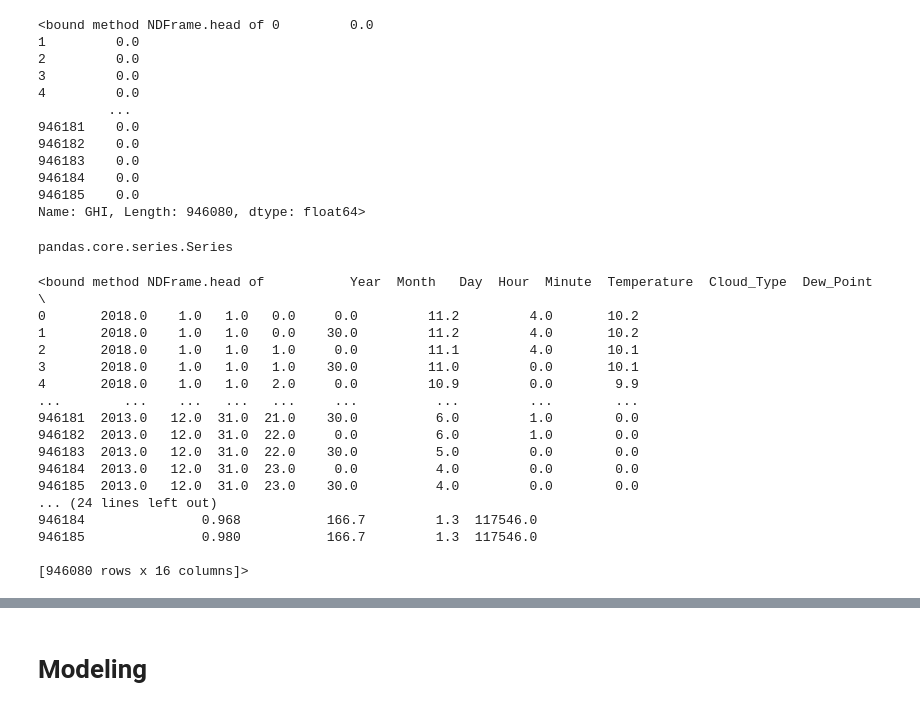
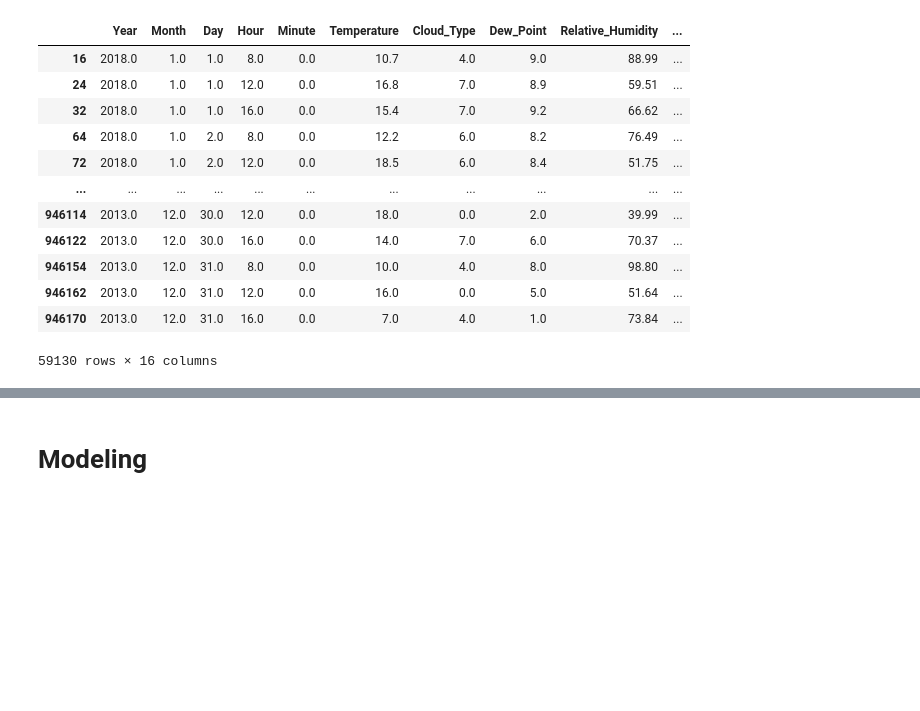
Before and after one commit to snvssk/data298A, a Jupyter notebook: SolarEnergy/MLModels/LinearRegression.ipynb, the cells around one changed output, grey strips where cells are left out. Drawn from its saved outputs; the diff is of its cells as text; code cells hidden in the pictures; blank space fills up the shorter version.

```diff
--- a/SolarEnergy/MLModels/LinearRegression.ipynb
+++ b/SolarEnergy/MLModels/LinearRegression.ipynb
@@ -115,21 +69,18 @@ dtype: int64
 # %%
 target = nsrdb['GHI']#keeping only target(ghi) data here
-target.head
+input= nsrdb.drop(['GHI'], axis=1)
+input
 # %% [output]
+|  | Year | Month | Day | Hour | Minute | Temperature | Cloud_Type | Dew_Point | Relative_Humidity | ... |
+| 16 | 2018.0 | 1.0 | 1.0 | 8.0 | 0.0 | 10.7 | 4.0 | 9.0 | 88.99 | ... |
+| 24 | 2018.0 | 1.0 | 1.0 | 12.0 | 0.0 | 16.8 | 7.0 | 8.9 | 59.51 | ... |
+| 32 | 2018.0 | 1.0 | 1.0 | 16.0 | 0.0 | 15.4 | 7.0 | 9.2 | 66.62 | ... |
+| 64 | 2018.0 | 1.0 | 2.0 | 8.0 | 0.0 | 12.2 | 6.0 | 8.2 | 76.49 | ... |
+| 72 | 2018.0 | 1.0 | 2.0 | 12.0 | 0.0 | 18.5 | 6.0 | 8.4 | 51.75 | ... |
+| ... | ... | ... | ... | ... | ... | ... | ... | ... | ... | ... |
+| 946114 | 2013.0 | 12.0 | 30.0 | 12.0 | 0.0 | 18.0 | 0.0 | 2.0 | 39.99 | ... |
+| 946122 | 2013.0 | 12.0 | 30.0 | 16.0 | 0.0 | 14.0 | 7.0 | 6.0 | 70.37 | ... |
+| 946154 | 2013.0 | 12.0 | 31.0 | 8.0 | 0.0 | 10.0 | 4.0 | 8.0 | 98.80 | ... |
+| 946162 | 2013.0 | 12.0 | 31.0 | 12.0 | 0.0 | 16.0 | 0.0 | 5.0 | 51.64 | ... |
+| 946170 | 2013.0 | 12.0 | 31.0 | 16.0 | 0.0 | 7.0 | 4.0 | 1.0 | 73.84 | ... |
-<bound method NDFrame.head of 0         0.0
-1         0.0
-2         0.0
-3         0.0
-4         0.0
-         ...
-946181    0.0
-946182    0.0
-946183    0.0
-946184    0.0
-946185    0.0
-Name: GHI, Length: 946080, dtype: float64>
+59130 rows × 16 columns
-# %%
-target.unique()
-type(target)
-# %% [output]
-pandas.core.series.Series
@@ -139,20 +86,0 @@ weather = nsrdb.drop(['GHI'], axis=1)
-# %%
-weather.head
-# %% [output]
-<bound method NDFrame.head of           Year  Month   Day  Hour  Minute  Temperature  Cloud_Type  Dew_Point  \
-0       2018.0    1.0   1.0   0.0     0.0         11.2         4.0       10.2
-1       2018.0    1.0   1.0   0.0    30.0         11.2         4.0       10.2
-2       2018.0    1.0   1.0   1.0     0.0         11.1         4.0       10.1
-3       2018.0    1.0   1.0   1.0    30.0         11.0         0.0       10.1
-4       2018.0    1.0   1.0   2.0     0.0         10.9         0.0        9.9
-...        ...    ...   ...   ...     ...          ...         ...        ...
-946181  2013.0   12.0  31.0  21.0    30.0          6.0         1.0        0.0
-946182  2013.0   12.0  31.0  22.0     0.0          6.0         1.0        0.0
-946183  2013.0   12.0  31.0  22.0    30.0          5.0         0.0        0.0
-946184  2013.0   12.0  31.0  23.0     0.0          4.0         0.0        0.0
-946185  2013.0   12.0  31.0  23.0    30.0          4.0         0.0        0.0
-... (24 lines left out)
-946184               0.968           166.7         1.3  117546.0
-946185               0.980           166.7         1.3  117546.0
-
-[946080 rows x 16 columns]>
```
Also changed, not shown: parts of 55 cells of this notebook.
